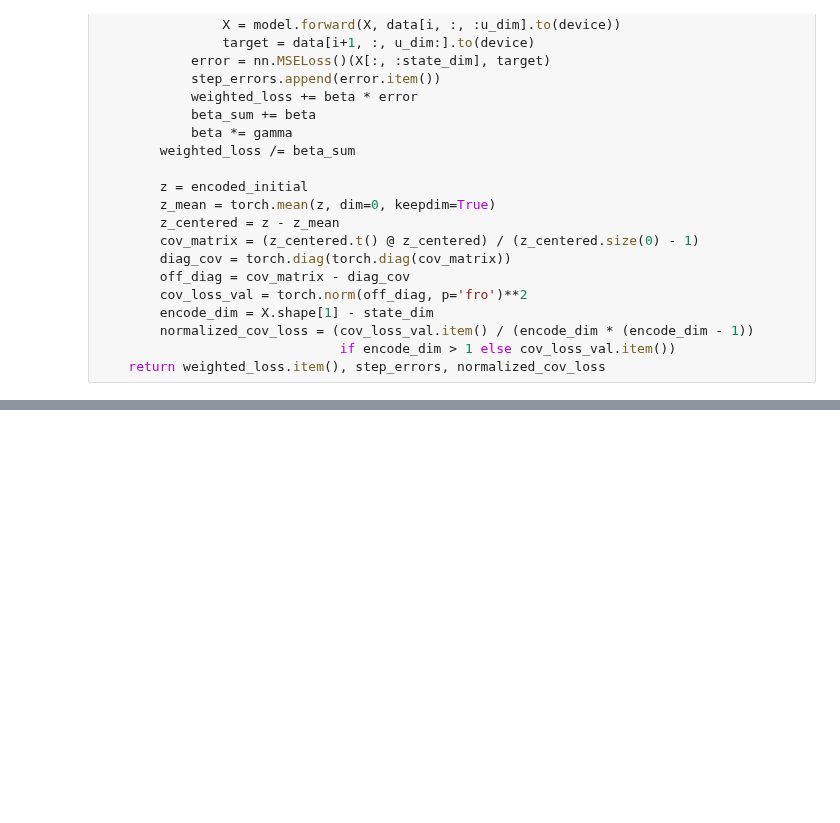
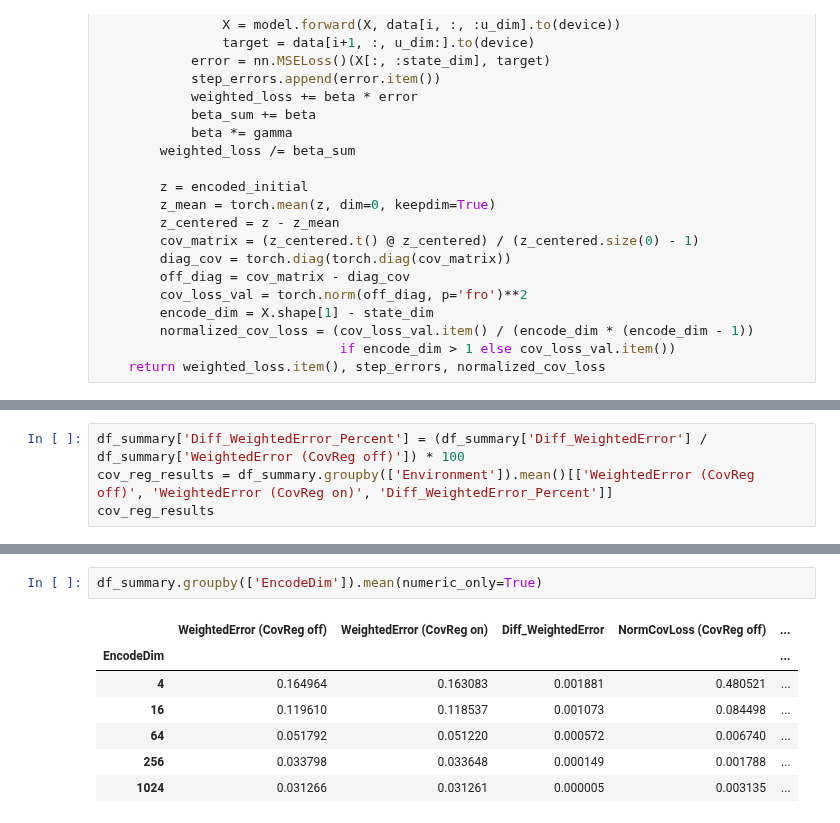
Before and after one commit to intelligent-control-lab/Koopman-Scaling, a Jupyter notebook: evaluation/evaluation.ipynb, the cells around one changed output, grey strips where cells are left out. Saved outputs shown, nothing was run; the diff lists cells and outputs as text; blank space fills up the shorter version.

```diff
--- a/evaluation/evaluation.ipynb
+++ b/evaluation/evaluation.ipynb
@@ -240,0 +248,4 @@ Summary table saved to evaluation_summary.csv
+# %%
+df_summary['Diff_WeightedError_Percent'] = (df_summary['Diff_WeightedError'] / df_summary['WeightedError (CovReg off)']) * 100
+cov_reg_results = df_summary.groupby(['Environment']).mean()[['WeightedError (CovReg off)', 'WeightedError (CovReg on)', 'Diff_WeightedError_Percent']]
+cov_reg_results
@@ -241,3 +262,13 @@ Summary table saved to evaluation_summary.csv
+# %%
+df_summary.groupby(['EncodeDim']).mean(numeric_only=True)
+# %% [output]
+|  | WeightedError (CovReg off) | WeightedError (CovReg on) | Diff_WeightedError | NormCovLoss (CovReg off) | ... |
+| EncodeDim |  |  |  |  | ... |
+| 4 | 0.164964 | 0.163083 | 0.001881 | 0.480521 | ... |
+| 16 | 0.119610 | 0.118537 | 0.001073 | 0.084498 | ... |
+| 64 | 0.051792 | 0.051220 | 0.000572 | 0.006740 | ... |
+| 256 | 0.033798 | 0.033648 | 0.000149 | 0.001788 | ... |
+| 1024 | 0.031266 | 0.031261 | 0.000005 | 0.003135 | ... |
 # %%
 # Plot 1: Average Multi-step Prediction Error vs. Encode Dimension
 for env in envs:
```
Also changed, not shown: parts of 4 cells of this notebook, 29 other files.
